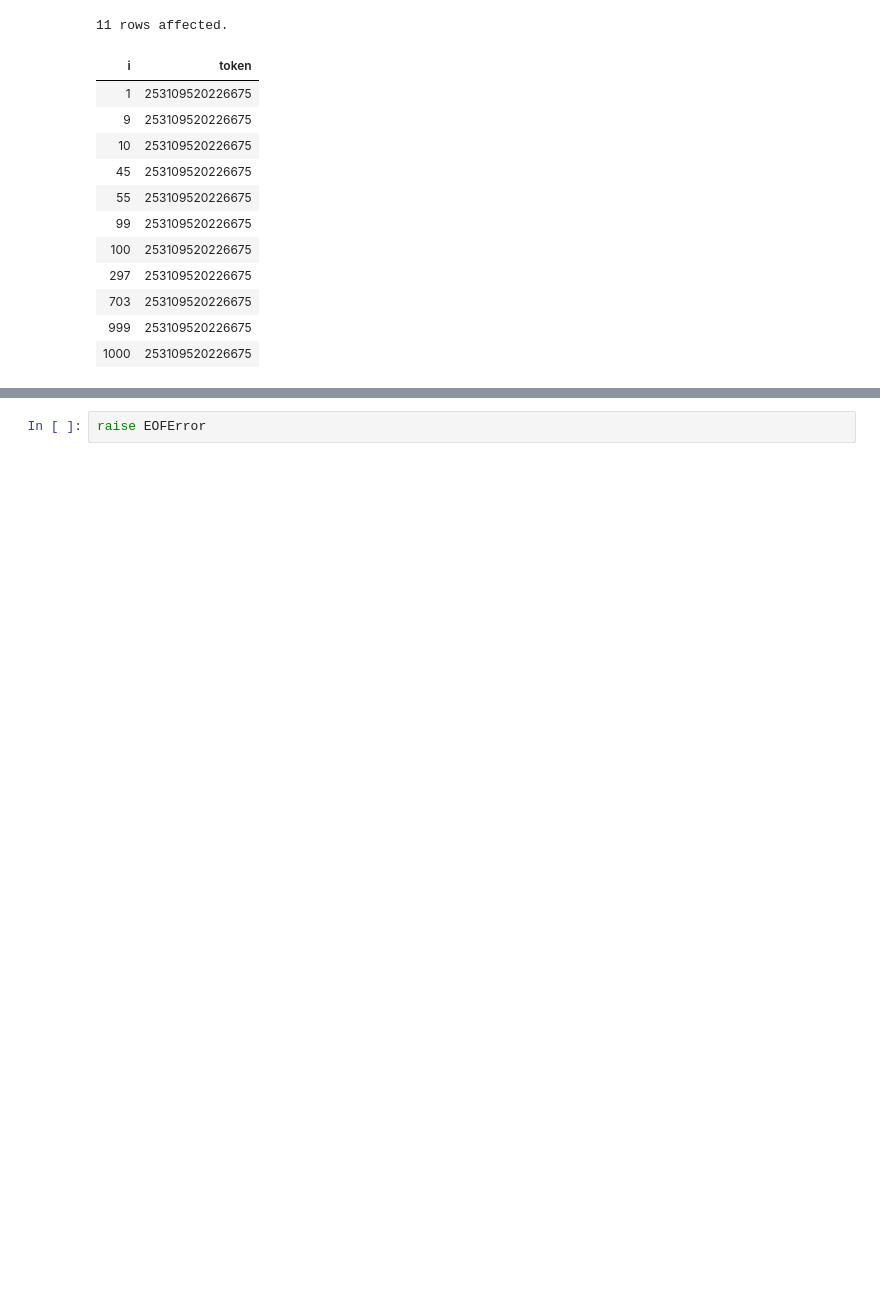
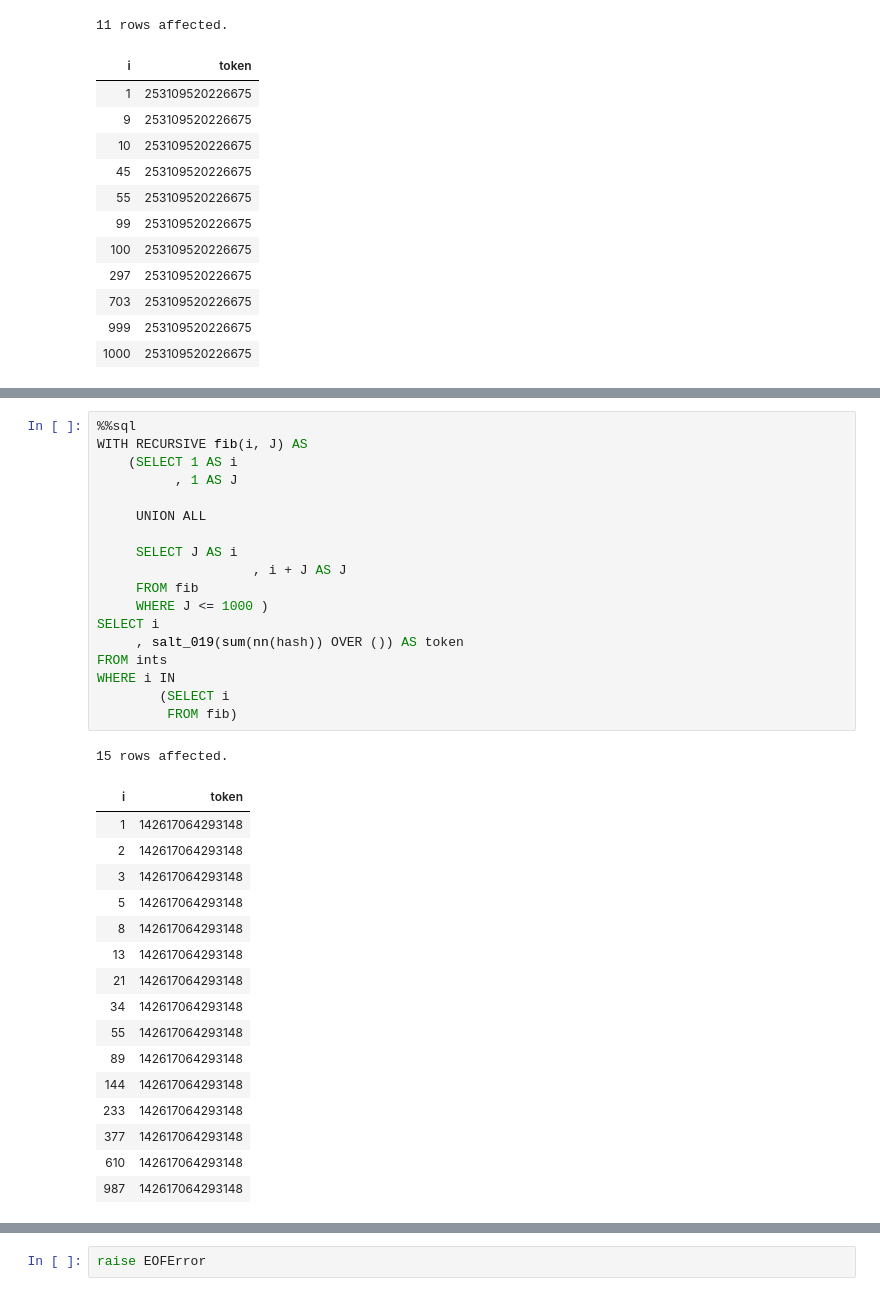
Before and after one commit to laowantong/sqlab_ints, a Jupyter notebook: ints.ipynb, the cells around one changed output, grey strips where cells are left out. Saved outputs shown, nothing was run; the diff lists cells and outputs as text; blank space fills up the shorter version.

```diff
--- a/ints.ipynb
+++ b/ints.ipynb
@@ -1642,0 +1728,36 @@ WHERE i = 1
+# %%
+%%sql
+WITH RECURSIVE fib(i, J) AS
+    (SELECT 1 AS i
+          , 1 AS J
+
+     UNION ALL
+
+     SELECT J AS i
+                    , i + J AS J
+     FROM fib
+     WHERE J <= 1000 )
+SELECT i
+     , salt_019(sum(nn(hash)) OVER ()) AS token
+FROM ints
+WHERE i IN
+        (SELECT i
+         FROM fib)
+# %% [output]
+15 rows affected.
+| i | token |
+| 1 | 142617064293148 |
+| 2 | 142617064293148 |
+| 3 | 142617064293148 |
+| 5 | 142617064293148 |
+| 8 | 142617064293148 |
+| 13 | 142617064293148 |
+| 21 | 142617064293148 |
+| 34 | 142617064293148 |
+| 55 | 142617064293148 |
+| 89 | 142617064293148 |
+| 144 | 142617064293148 |
+| 233 | 142617064293148 |
+| 377 | 142617064293148 |
+| 610 | 142617064293148 |
+| 987 | 142617064293148 |
```
Also changed, not shown: parts of 15 cells of this notebook, 12 other files.
